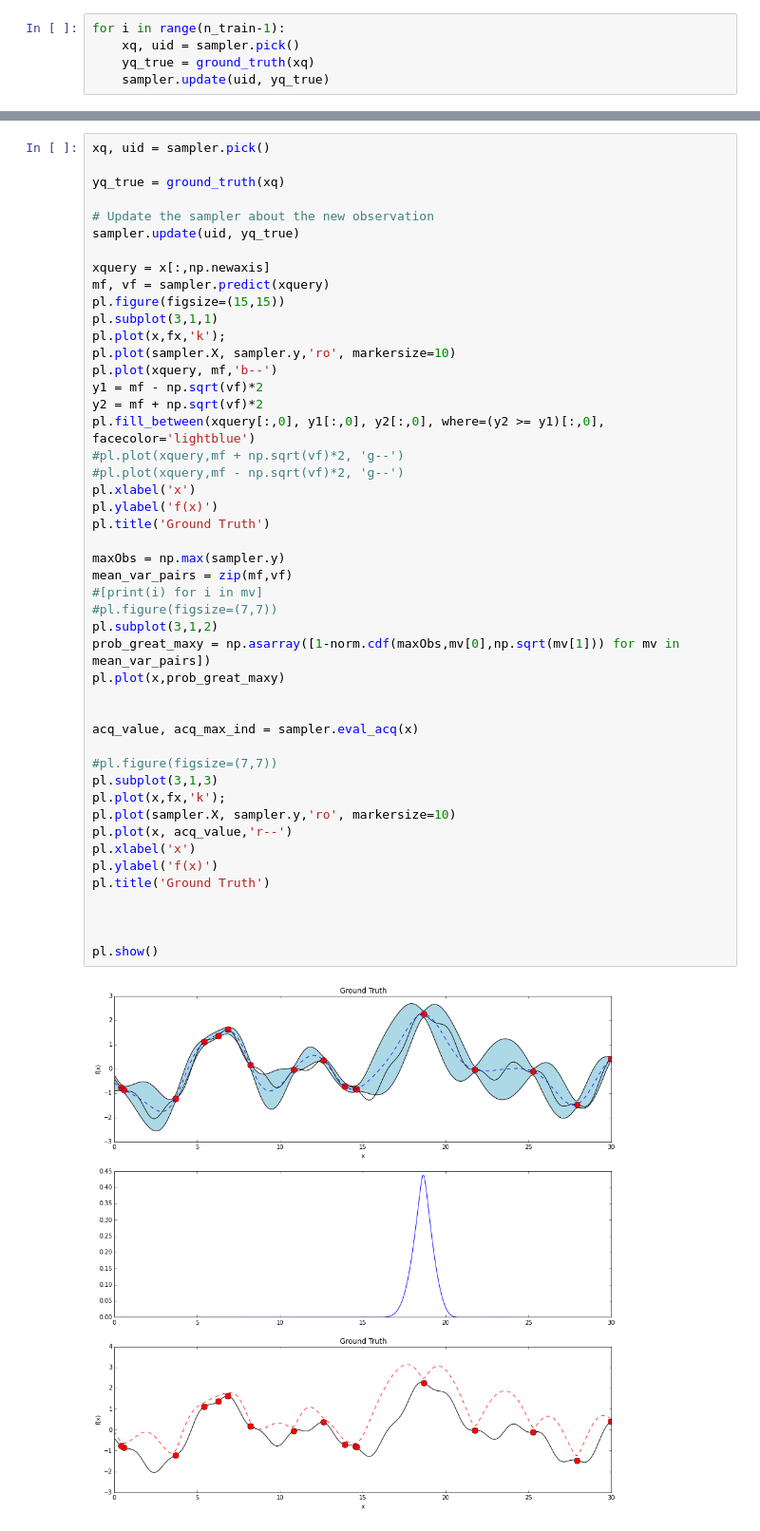
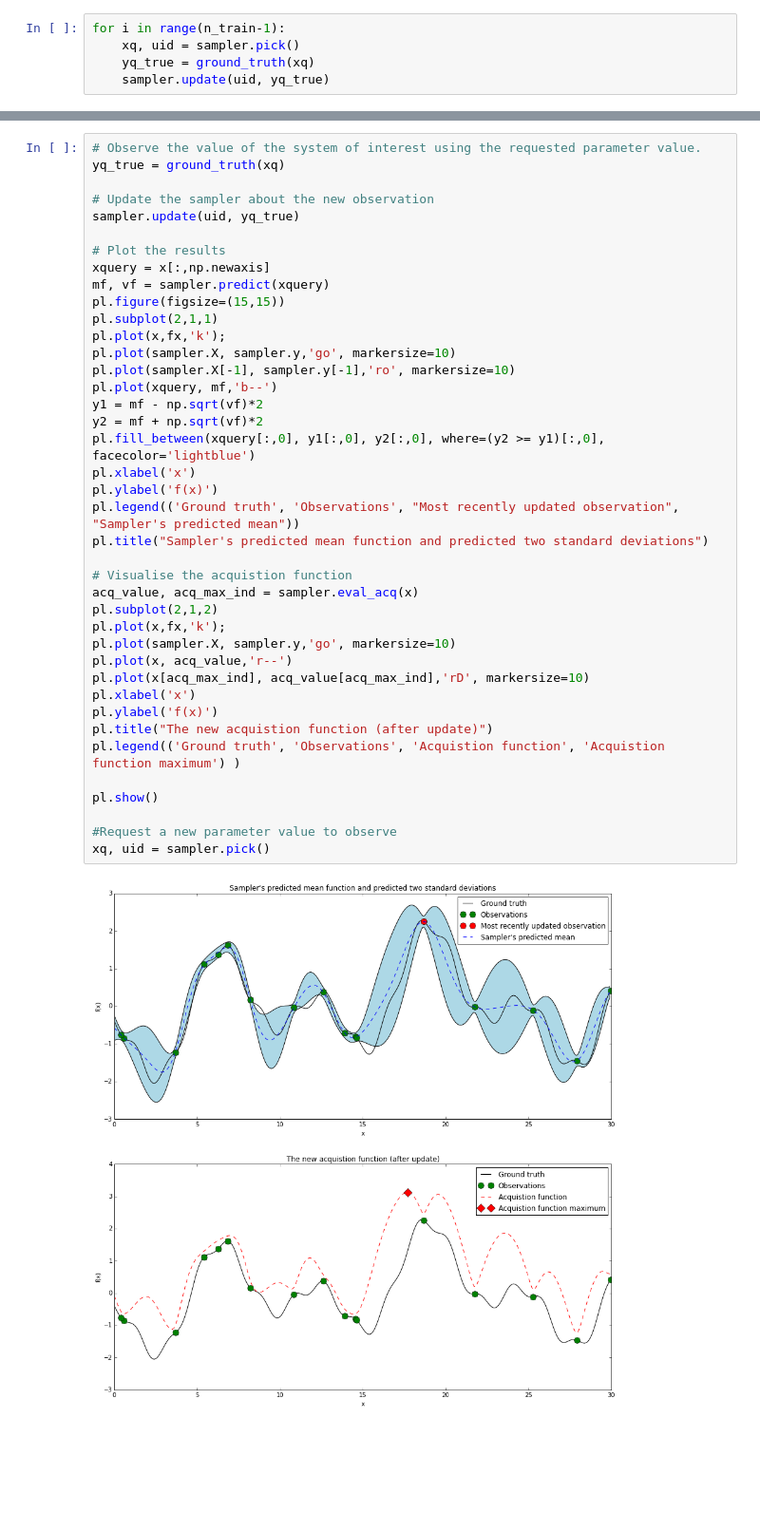
Before and after one commit to NICTA/dora, a Jupyter notebook: demos/dora_demo.ipynb, the cells around one changed output, grey strips where cells are left out. Shown: that part at 95% size. Drawn from its saved outputs; the diff is of its cells as text; blank space fills up the shorter version.

```diff
--- a/demos/dora_demo.ipynb
+++ b/demos/dora_demo.ipynb
@@ -171,49 +182,42 @@ acq_max_ind
 # %%
-xq, uid = sampler.pick()
-
+# Observe the value of the system of interest using the requested parameter value.
 yq_true = ground_truth(xq)
 
 # Update the sampler about the new observation
 sampler.update(uid, yq_true)
 
+# Plot the results
 xquery = x[:,np.newaxis]
 mf, vf = sampler.predict(xquery)
 pl.figure(figsize=(15,15))
-pl.subplot(3,1,1)
+pl.subplot(2,1,1)
 pl.plot(x,fx,'k');
-pl.plot(sampler.X, sampler.y,'ro', markersize=10)
+pl.plot(sampler.X, sampler.y,'go', markersize=10)
+pl.plot(sampler.X[-1], sampler.y[-1],'ro', markersize=10)
 pl.plot(xquery, mf,'b--')
 y1 = mf - np.sqrt(vf)*2
 y2 = mf + np.sqrt(vf)*2
 pl.fill_between(xquery[:,0], y1[:,0], y2[:,0], where=(y2 >= y1)[:,0], facecolor='lightblue')
-#pl.plot(xquery,mf + np.sqrt(vf)*2, 'g--')
-#pl.plot(xquery,mf - np.sqrt(vf)*2, 'g--')
 pl.xlabel('x')
 pl.ylabel('f(x)')
-pl.title('Ground Truth')
+pl.legend(('Ground truth', 'Observations', "Most recently updated observation", "Sampler's predicted mean"))
+pl.title("Sampler's predicted mean function and predicted two standard deviations")
 
-maxObs = np.max(sampler.y)
-mean_var_pairs = zip(mf,vf)
-#[print(i) for i in mv]
-#pl.figure(figsize=(7,7))
-pl.subplot(3,1,2)
-prob_great_maxy = np.asarray([1-norm.cdf(maxObs,mv[0],np.sqrt(mv[1])) for mv in mean_var_pairs])
-pl.plot(x,prob_great_maxy)
-
-
+# Visualise the acquistion function
 acq_value, acq_max_ind = sampler.eval_acq(x)
-
-#pl.figure(figsize=(7,7))
-pl.subplot(3,1,3)
+pl.subplot(2,1,2)
 pl.plot(x,fx,'k');
-pl.plot(sampler.X, sampler.y,'ro', markersize=10)
+pl.plot(sampler.X, sampler.y,'go', markersize=10)
 pl.plot(x, acq_value,'r--')
+pl.plot(x[acq_max_ind], acq_value[acq_max_ind],'rD', markersize=10)
 pl.xlabel('x')
 pl.ylabel('f(x)')
-pl.title('Ground Truth')
-
-
+pl.title("The new acquistion function (after update)")
+pl.legend(('Ground truth', 'Observations', 'Acquistion function', 'Acquistion function maximum') )
 
 pl.show()
+
+#Request a new parameter value to observe
+xq, uid = sampler.pick()
 # %% [output]
-[figure, old version]
+[figure, new version]
```
Also changed, not shown: parts of 19 cells of this notebook.
